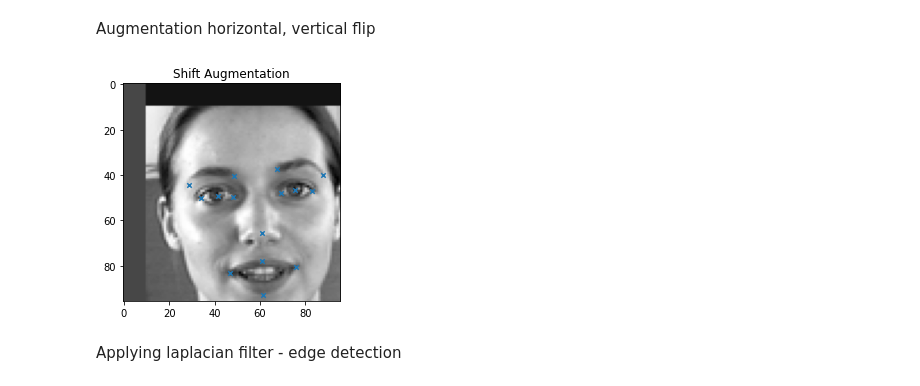
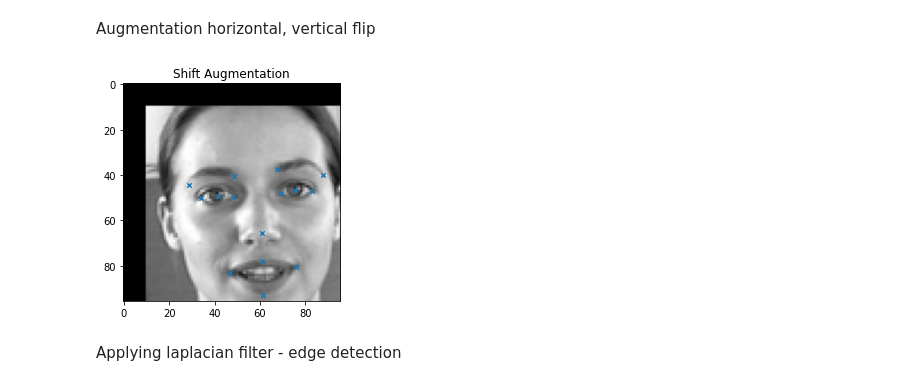
Before and after one commit to fedeloper/Biometrics2021, a Jupyter notebook: Biometric_project_new.ipynb, the cells around one changed output. Drawn from its saved outputs; the diff is of its cells as text; code cells hidden in the pictures.

```diff
--- a/Biometric_project_new.ipynb
+++ b/Biometric_project_new.ipynb
@@ -16,7 +16,7 @@ import seaborn as sns
 
 from google.colab.patches import cv2_imshow
 # %%
-main_path = '/content/drive/MyDrive/Colab Notebooks/Biometrics/facial-keypoints-detection/'
+main_path = '/content/drive/MyDrive/Biometrics/facial-keypoints-detection/'
 
 train_data = pd.read_csv(main_path+'training/training.csv', header=0, sep=',', quotechar='"')
 test_data = pd.read_csv(main_path+'test/test.csv', header=0, sep=',', quotechar='"')
@@ -356,7 +356,7 @@ def rotate_augmentation(angle,images, keypoints,probability):
     for keypoint in keypoints:
         rotated_keypoint = keypoint - 48.    # Subtract the middle value of the image dimension
         if random.randint(1,101)/100 <= probability:
-            rotated_images.append(cv2.warpAffine(images[idx], M, (96,96), flags=cv2.INTER_CUBIC,borderMode=cv2.BORDER_REFLECT_101))
+            rotated_images.append(cv2.warpAffine(images[idx], M, (96,96), flags=cv2.INTER_CUBIC))
             for idx2 in range(0,len(rotated_keypoint),2):
                 # https://in.mathworks.com/matlabcentral/answers/93554-how-can-i-rotate-a-set-of-points-in-a-plane-by-a-certain-angle-about-an-arbitrary-point
                   rotated_keypoint[idx2] = rotated_keypoint[idx2]*cos(angle_rad)-rotated_keypoint[idx2+1]*sin(angle_rad)
@@ -397,8 +397,6 @@ if brightness_augmentation:
     print(f"Shape of altered_brightness_train_keypoints: {np.shape(altered_brightness_train_keypoints)}")
     fig, axis = plt.subplots()
     plot_sample(altered_brightness_train_images[sample_image_index], altered_brightness_train_keypoints[sample_image_index], axis, "Increased Brightness")
-    fig, axis = plt.subplots()
-    plot_sample(altered_brightness_train_images[len(altered_brightness_train_images)//2+sample_image_index], altered_brightness_train_keypoints[len(altered_brightness_train_images)//2+sample_image_index], axis, "Decreased Brightness")
 # %% [output]
 Shape of altered_brightness_train_images: (7049, 96, 96)
 Shape of altered_brightness_train_keypoints: (7049, 30)
@@ -411,41 +408,41 @@ def shift_image(X, dx, dy):
     X = np.roll(X, dy, axis=0)
     X = np.roll(X, dx, axis=1)
     if dy>0:
-        X[:dy, :] = random.randint(1,256)
+        X[:dy, :] =  0
     elif dy<0:
-        X[dy:, :] =  random.randint(1,256)
+        X[dy:, :] =  0
     if dx>0:
-        X[:, :dx] =  random.randint(1,256)
+        X[:, :dx] =  0
     elif dx<0:
-        X[:, dx:] =  random.randint(1,256)
+        X[:, dx:] =  0
     return X
 def shift_images(shift_x,shift_y,images, keypoints,probability):
     shifted_images = []
     shifted_keypoints = []
     for image, keypoint in zip(images, keypoints):
         if random.randint(1,101)/100 <= probability:
             shifted_image = shift_image(image, shift_x, shift_y)
             shifted_keypoint = np.array([(point+shift_x) if idx%2==0 else (point+shift_y) for idx, point in enumerate(keypoint)])
             if np.all(0.0<shifted_keypoint) and np.all(shifted_keypoint<96.0):
                 shifted_images.append(shifted_image)
                 shifted_keypoints.append(shifted_keypoint)
             else:
                 shifted_images.append(image)
                 shifted_keypoints.append(keypoint)
         else:
             shifted_images.append(image)
             shifted_keypoints.append(keypoint)
     #shifted_keypoints = np.clip(shifted_keypoints,0.0,96.0)
 
     return shifted_images, shifted_keypoints
 
 if shift_augmentation:
     shifted_train_images, shifted_train_keypoints = shift_images(10,10,trainImages_res, facial_pts,0.5)
 
     fig, axis = plt.subplots()
     plot_sample(shifted_train_images[sample_image_index], shifted_train_keypoints[sample_image_index], axis, "Shift Augmentation")
 # %% [output]
-[figure, old version]
+[figure, new version]
 # %% [markdown]
 Applying laplacian filter - edge detection
 # %%
```
Also changed, not shown: parts of 9 cells of this notebook.
